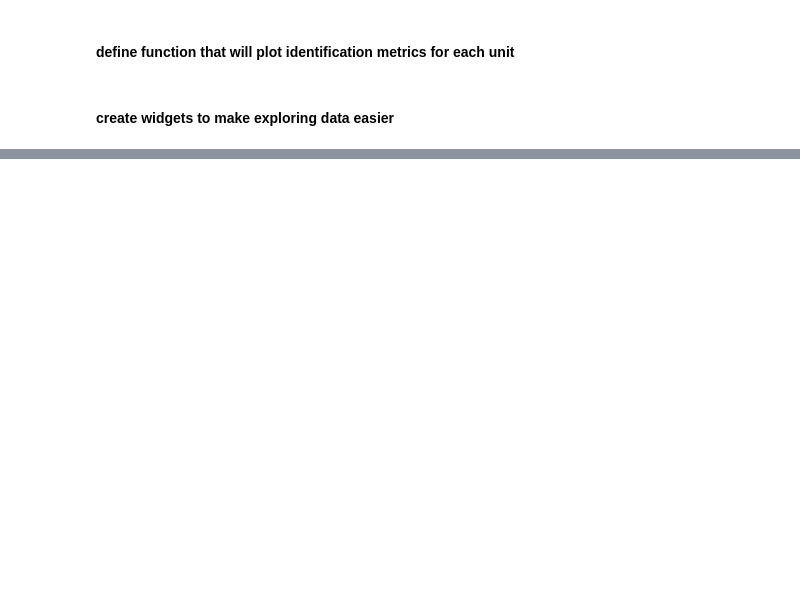
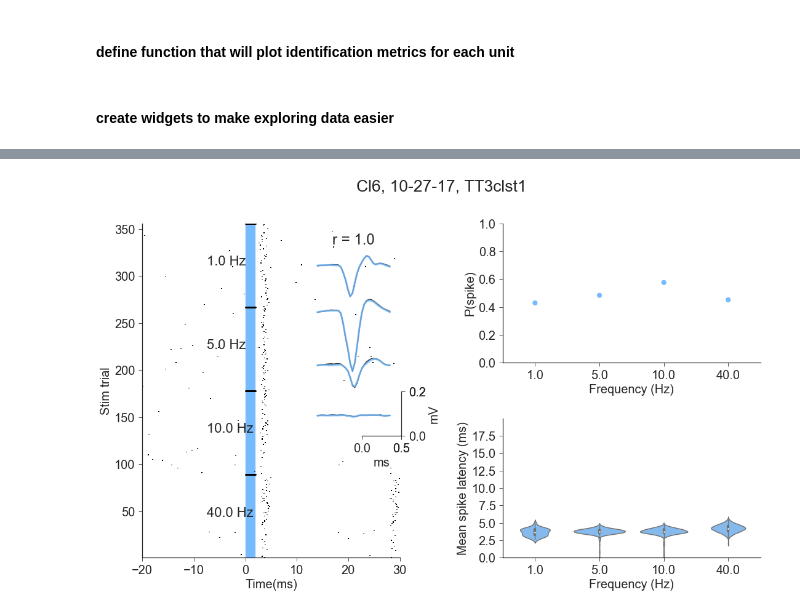
Before and after one commit to efinkel/Claustrum_analysis, a Jupyter notebook: Optogenetic_analysis_notebook-Copy1.ipynb, the cells around one changed output, grey strips where cells are left out. Cells and saved outputs as stored; diff of their text form; code cells hidden in the pictures; blank space fills up the shorter version.

Commit message:
ready for plotting

```diff
--- a/Optogenetic_analysis_notebook-Copy1.ipynb
+++ b/Optogenetic_analysis_notebook-Copy1.ipynb
@@ -470,17 +482,16 @@ mpl.rc('ytick', labelsize=20)
 mpl.rc('axes', labelsize=20)
 
 
-def opto_metrics(unit_num, log, opto_metrics_log):
+def opto_metrics(uni_id, log, opto_metrics_log):
 
-    unit = opto_metrics_log[opto_metrics_log['unit_number'] == unit_num]
-    sub_log_df = log.iloc[unit_num]
+    unit = opto_metrics_log[opto_metrics_log['uni_id'] == uni_id]
 
     frequencies = unit['frequency'].drop_duplicates()
     stim_duration = 0.002
 
     mpl.close('all')
     fig2 = mpl.figure(figsize=(18, 10))
-    fig2.suptitle(sub_log_df['mouse_name'] + ', ' +  sub_log_df['date'] + ', ' + sub_log_df['cluster_name'])
+    fig2.suptitle(unit['mouse_name'].iloc[0] + ', ' +  unit['date'].iloc[0] + ', ' + unit['cluster_name'].iloc[0])
 
     ax1 = mpl.subplot2grid((2,2), (0,0), rowspan=2, colspan=1)
     ax2 = mpl.subplot2grid((2,2), (0,1), rowspan=1, colspan=1)
@@ -687,3 +686,12 @@ remove_na is deprecated and is a private function. Do not use.
+# %%
+from matplotlib.backends.backend_pdf import PdfPages
+with PdfPages('test.pdf') as pdf:
+    fig = opto_metrics('Cl610-27-178t4', opto_log_df, all_opto_metrics_df)
+    fig1 = opto_metrics('Cl610-27-173t1', opto_log_df, all_opto_metrics_df)
+    pdf.savefig(fig)
+    pdf.savefig(fig1)
+# %% [output]
+[figure, added]
 # %%
 %autoreload 2
 
```
Also changed, not shown: parts of 18 cells of this notebook.
